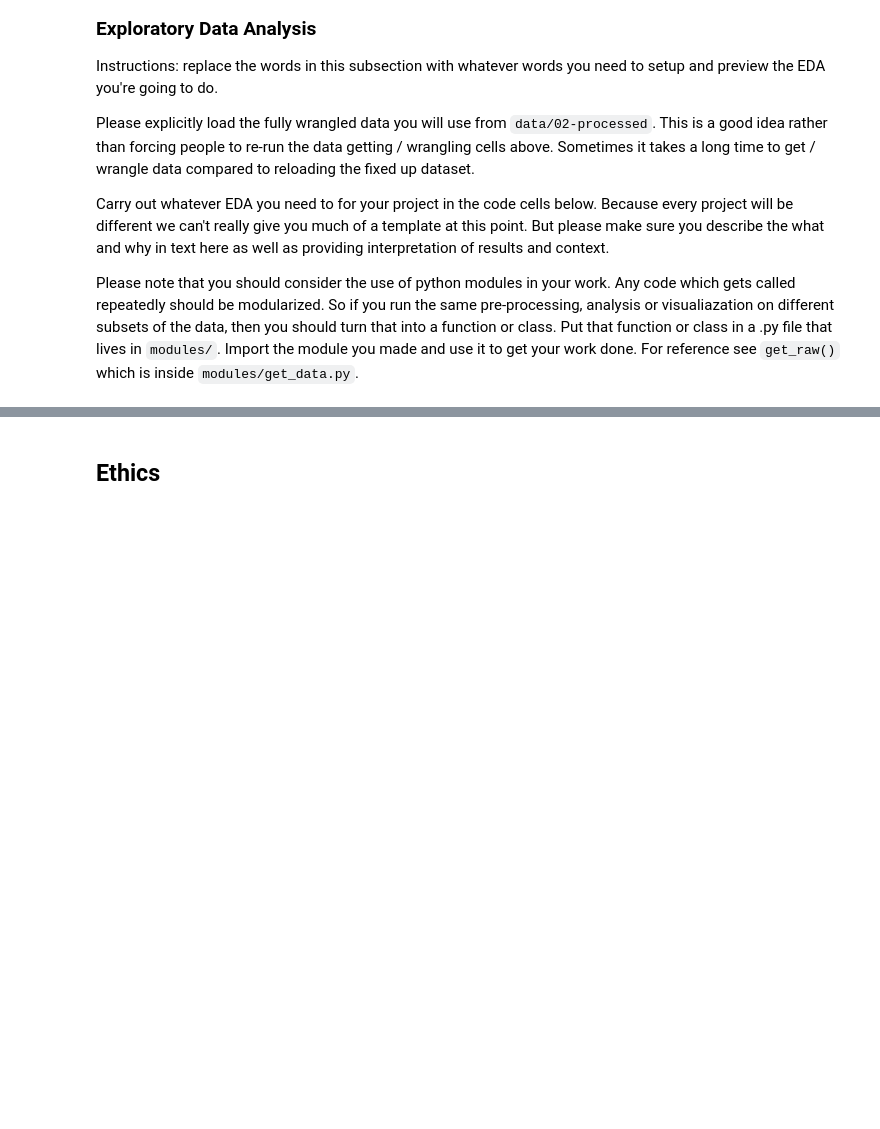
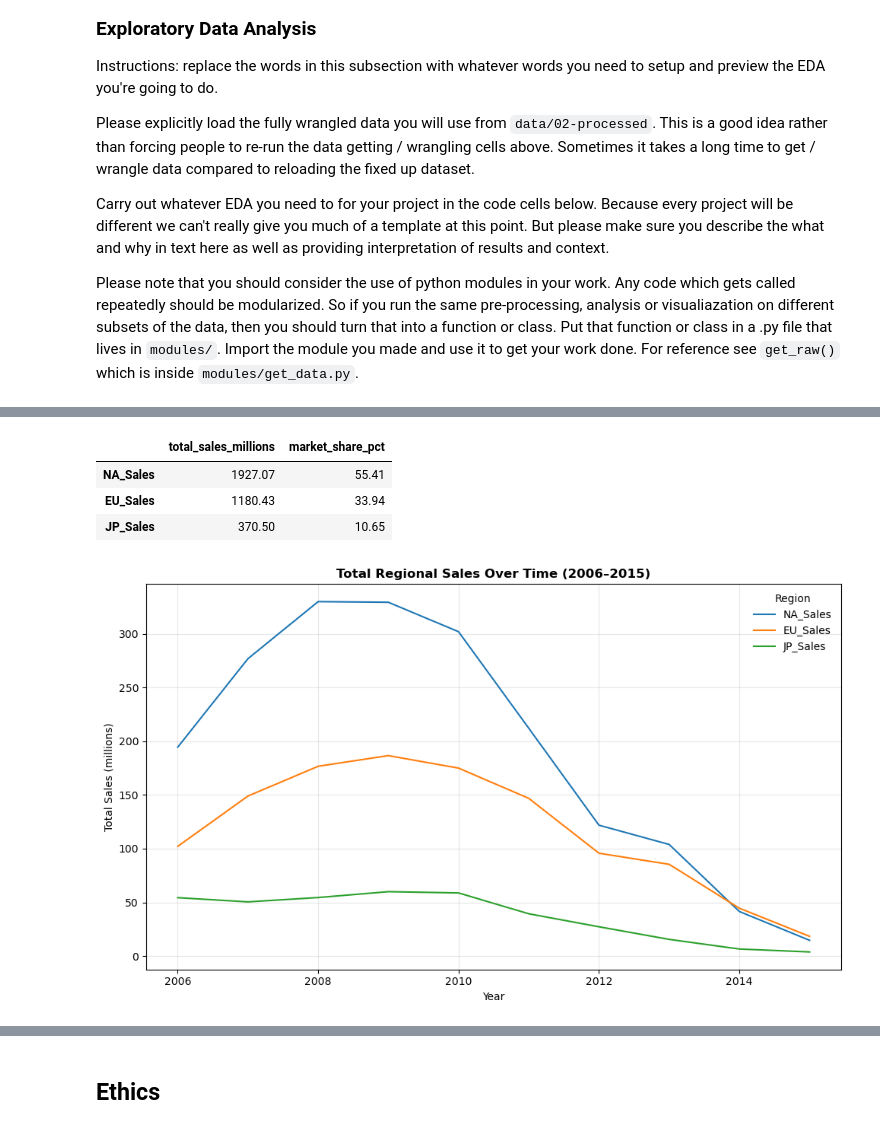
Before and after one commit to COGS108/Group015_WI26, a Jupyter notebook: 02-EDACheckpoint.ipynb, the cells around one changed output, grey strips where cells are left out. Saved outputs shown, nothing was run; the diff lists cells and outputs as text; code cells hidden in the pictures; blank space fills up the shorter version.

```diff
--- a/02-EDACheckpoint.ipynb
+++ b/02-EDACheckpoint.ipynb
@@ -152,0 +196,24 @@ Some more words and stuff.  Remember notebooks work best if you interleave the c
+# %%
+regional_cols = ['NA_Sales', 'EU_Sales', 'JP_Sales']
+market_share_table = pd.DataFrame({
+    'total_sales_millions': df_filtered[regional_cols].sum(),
+    'market_share_pct': (df_filtered[regional_cols].sum() / df_filtered[regional_cols].sum().sum() * 100)
+}).round(2)
+market_share_table
+# %% [output]
+|  | total_sales_millions | market_share_pct |
+| NA_Sales | 1927.07 | 55.41 |
+| EU_Sales | 1180.43 | 33.94 |
+| JP_Sales | 370.50 | 10.65 |
+# %%
+yearly_totals = df_filtered.groupby('Year')[regional_cols].sum()
+yearly_totals.plot(kind='line', figsize=(10, 6))
+plt.title('Total Regional Sales Over Time (2006–2015)', fontweight='bold', fontsize=12)
+plt.xlabel('Year')
+plt.ylabel('Total Sales (millions)')
+plt.legend(title='Region', frameon=False)
+plt.grid(True, alpha=0.3)
+plt.tight_layout()
+plt.show()
+# %% [output]
+[figure, added]
```
Also changed, not shown: parts of 22 cells of this notebook.
